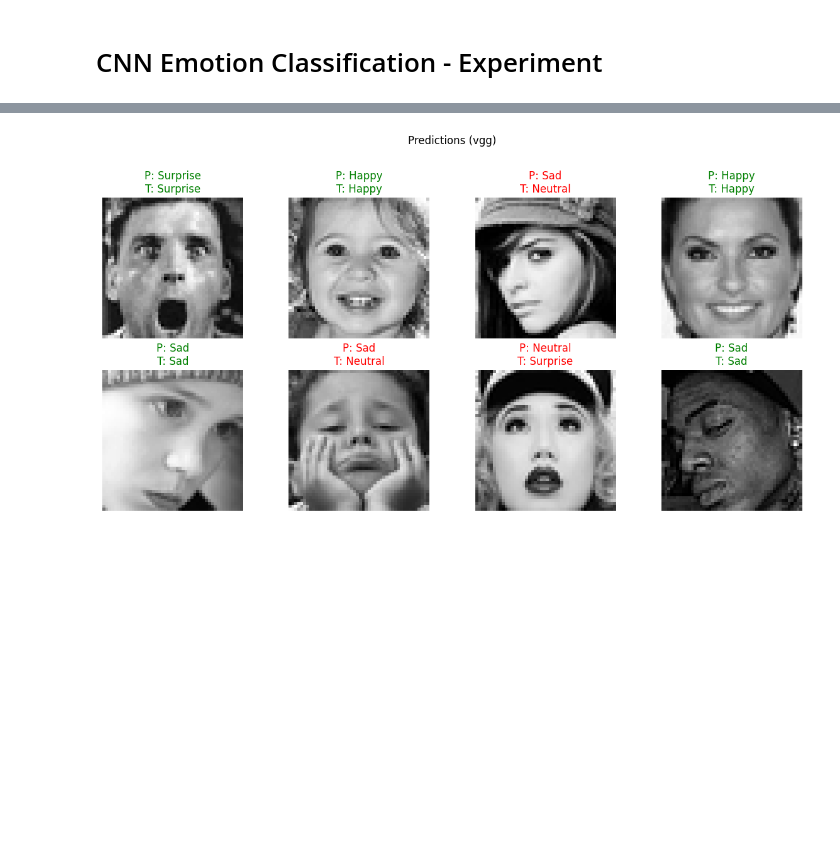
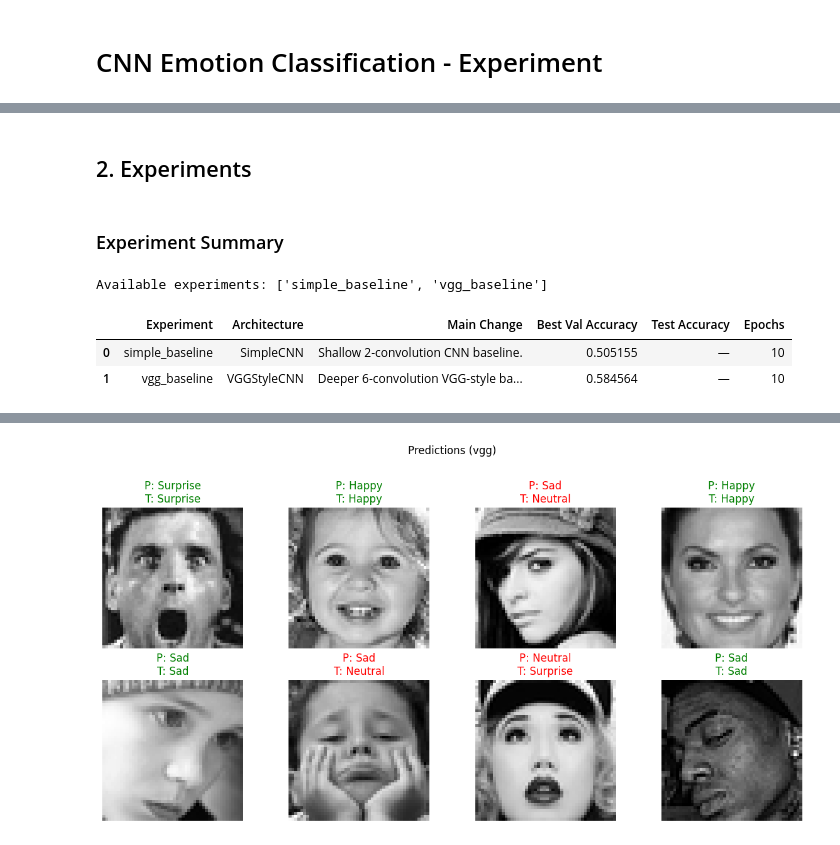
Before and after one commit to qingya012/cnn-emotion-gradcam, a Jupyter notebook: notebooks/explore.ipynb, the cells around one changed output, grey strips where cells are left out. Cells and saved outputs as stored; diff of their text form; code cells hidden in the pictures; blank space fills up the shorter version.

```diff
--- a/notebooks/explore.ipynb
+++ b/notebooks/explore.ipynb
@@ -35 +37,41 @@ plt.show()
+# %% [markdown]
+## 2. Experiments
+# %% [markdown]
+### Experiment Summary
+# %%
+import sys
+from pathlib import Path
+
+import pandas as pd
+
+ROOT = Path.cwd()
+if ROOT.name == "notebooks":
+    ROOT = ROOT.parent
+sys.path.insert(0, str(ROOT / "src"))
+
+from experiments import experiment_summary_records, list_experiments
+
+available_experiments = list_experiments(ROOT)
+experiment_summary = pd.DataFrame(
+    experiment_summary_records(ROOT),
+    columns=[
+        "Experiment",
+        "Architecture",
+        "Main Change",
+        "Best Val Accuracy",
+        "Test Accuracy",
+        "Epochs",
+    ],
+)
+
+# Keep missing values as None/NaN in the DataFrame; replace them only when rendered.
+experiment_summary_display = experiment_summary.style.format(na_rep="—")
+
+print(f"Available experiments: {available_experiments}")
+display(experiment_summary_display)
+# %% [output]
+Available experiments: ['simple_baseline', 'vgg_baseline']
+|  | Experiment | Architecture | Main Change | Best Val Accuracy | Test Accuracy | Epochs |
+| 0 | simple_baseline | SimpleCNN | Shallow 2-convolution CNN baseline. | 0.505155 | — | 10 |
+| 1 | vgg_baseline | VGGStyleCNN | Deeper 6-convolution VGG-style ba... | 0.584564 | — | 10 |
 # %% [markdown]
```
Also changed, not shown: parts of 18 cells of this notebook, 20 other files.
